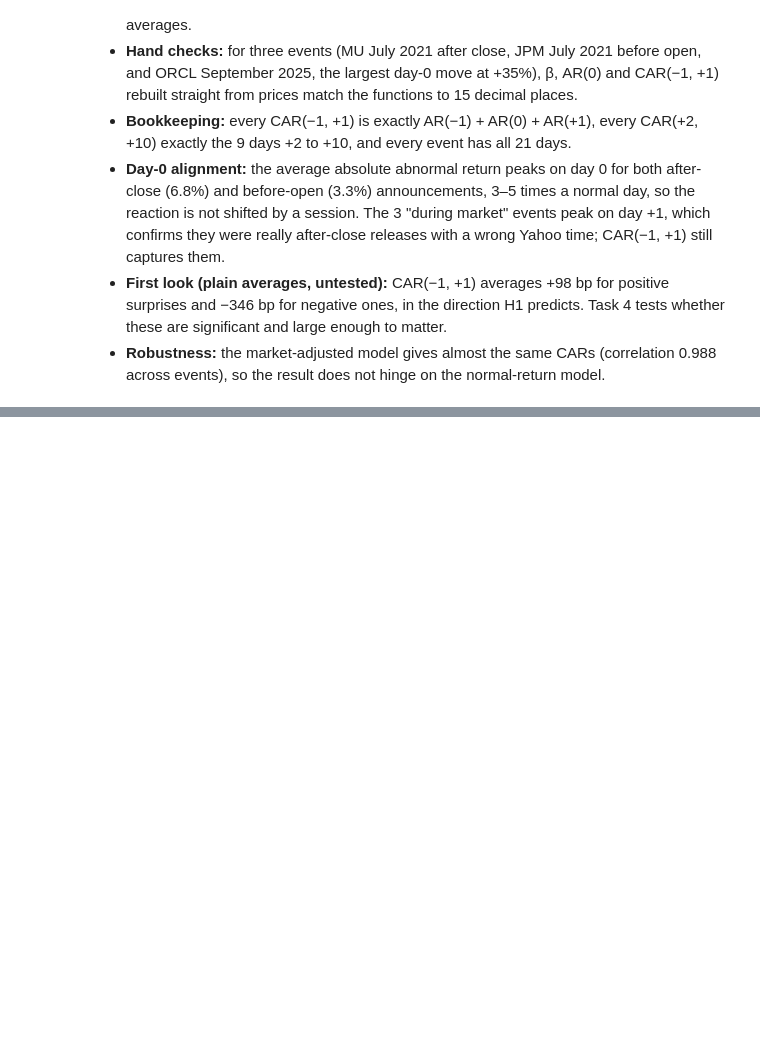
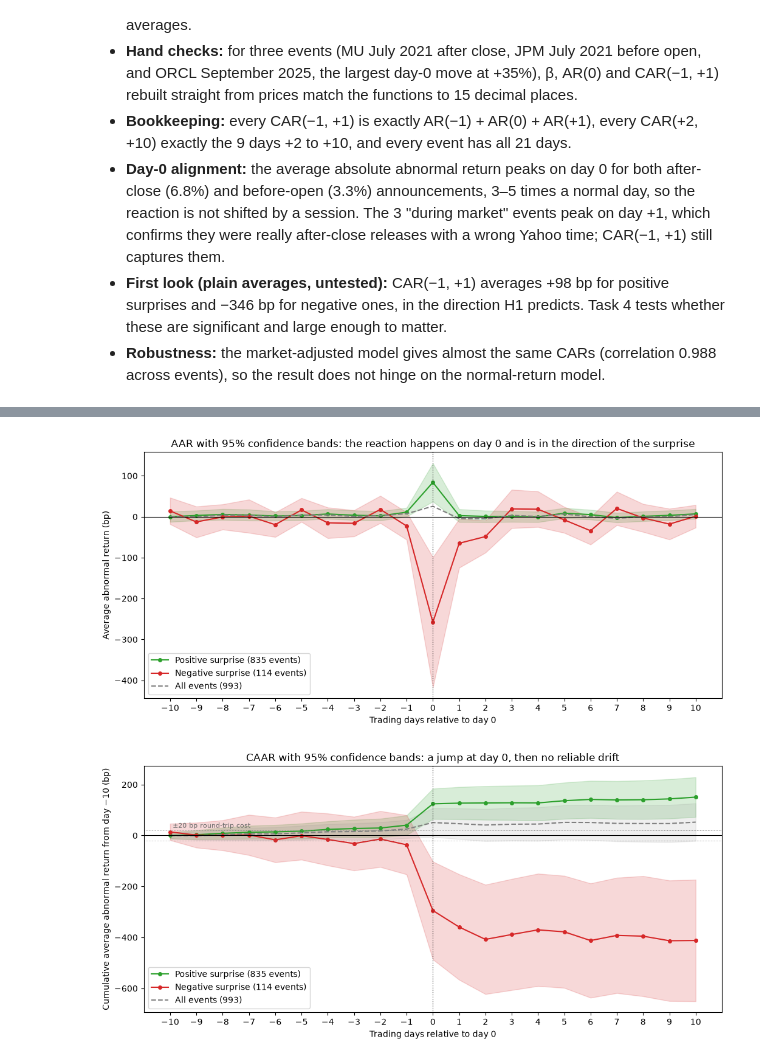
Before and after one commit to jialucharlottewu/LendoCapital, a Jupyter notebook: notebooks/week4/event_study.ipynb, the cells around one changed output, grey strips where cells are left out. Cells and saved outputs as stored; diff of their text form; code cells hidden in the pictures; blank space fills up the shorter version.

```diff
--- a/notebooks/week4/event_study.ipynb
+++ b/notebooks/week4/event_study.ipynb
@@ -657,0 +684,19 @@ Correlation of event CAR(-1,+1) across the two models: 0.988
+# %%
+aar_all = aar_caar_ci(ar)
+aar_all.to_csv(f"{REPORTS}/aar_caar_tests.csv", index=False)
+
+aar_grp = pd.concat({g: aar_caar_ci(ar_t[ar_t["surprise_sign"] == g]) for g in GROUPS}, names=["surprise_sign", "_"]).reset_index(level=0)
+aar_grp.to_csv(f"{REPORTS}/aar_caar_tests_by_surprise.csv", index=False)
+
+def fmt(t):
+    out = t.set_index("rel_day")[["n", "AAR", "AAR_t", "CAAR", "CAAR_t", "CAAR_low", "CAAR_high"]].copy()
+    for c in ["AAR", "CAAR", "CAAR_low", "CAAR_high"]:
+        out[c] = bp(out[c])
+    return out.rename(columns={"AAR": "AAR bp", "AAR_t": "AAR t", "CAAR": "CAAR bp", "CAAR_t": "CAAR t",
+                               "CAAR_low": "CAAR CI low bp", "CAAR_high": "CAAR CI high bp"}).round(1)
+
+print("All events")
+display(fmt(aar_all).loc[[-10, -5, -2, -1, 0, 1, 2, 5, 10]])
+for g in ["positive", "negative"]:
+    print(f"{g.capitalize()} surprises")
+    display(fmt(aar_grp[aar_grp["surprise_sign"] == g]).loc[[-10, -5, -2, -1, 0, 1, 2, 5, 10]])
@@ -657,0 +743,44 @@ Correlation of event CAR(-1,+1) across the two models: 0.988
+# %%
+STYLE = {"positive": ("C2", "Positive surprise"), "negative": ("C3", "Negative surprise")}
+n_by = tested["surprise_sign"].value_counts()
+
+fig, ax = plt.subplots(figsize=(10.5, 5))
+for g, (col, lbl) in STYLE.items():
+    t = aar_grp[aar_grp["surprise_sign"] == g]
+    ax.fill_between(t["rel_day"], bp(t["AAR_low"]), bp(t["AAR_high"]), color=col, alpha=0.18)
+    ax.plot(t["rel_day"], bp(t["AAR"]), marker="o", ms=4, color=col, label=f"{lbl} ({n_by[g]} events)")
+ax.plot(aar_all["rel_day"], bp(aar_all["AAR"]), color="gray", ls="--", label=f"All events ({len(cars)})")
+ax.axhline(0, color="black", lw=0.8)
+ax.axvline(0, color="black", lw=0.8, ls=":")
+ax.set_xticks(range(DESIGN.event_start, DESIGN.event_end + 1))
+ax.set_xlabel("Trading days relative to day 0")
+ax.set_ylabel("Average abnormal return (bp)")
+ax.set_title("AAR with 95% confidence bands: the reaction happens on day 0 and is in the direction of the surprise")
+ax.legend()
+plt.tight_layout()
+plt.savefig(f"{REPORTS}/aar_bands.png", dpi=150)
+plt.show()
+
+fig, ax = plt.subplots(figsize=(10.5, 5))
+for g, (col, lbl) in STYLE.items():
+    t = aar_grp[aar_grp["surprise_sign"] == g]
+    ax.fill_between(t["rel_day"], bp(t["CAAR_low"]), bp(t["CAAR_high"]), color=col, alpha=0.18)
+    ax.plot(t["rel_day"], bp(t["CAAR"]), marker="o", ms=4, color=col, label=f"{lbl} ({n_by[g]} events)")
+ax.fill_between(aar_all["rel_day"], bp(aar_all["CAAR_low"]), bp(aar_all["CAAR_high"]), color="gray", alpha=0.12)
+ax.plot(aar_all["rel_day"], bp(aar_all["CAAR"]), color="gray", ls="--", label=f"All events ({len(cars)})")
+for y, lbl in [(20, "+20 bp cost"), (-20, "−20 bp cost")]:
+    ax.axhline(y, color="gray", lw=0.7, ls=":")
+ax.text(DESIGN.event_start + 0.1, 24, "±20 bp round-trip cost", fontsize=8, va="bottom", color="dimgray")
+ax.axhline(0, color="black", lw=0.8)
+ax.axvline(0, color="black", lw=0.8, ls=":")
+ax.set_xticks(range(DESIGN.event_start, DESIGN.event_end + 1))
+ax.set_xlabel("Trading days relative to day 0")
+ax.set_ylabel("Cumulative average abnormal return from day −10 (bp)")
+ax.set_title("CAAR with 95% confidence bands: a jump at day 0, then no reliable drift")
+ax.legend(loc="lower left")
+plt.tight_layout()
+plt.savefig(f"{REPORTS}/caar_bands.png", dpi=150)
+plt.show()
+# %% [output]
+[figure, added]
+[figure, added]
```
Also changed, not shown: parts of 14 cells of this notebook, 9 other files.
